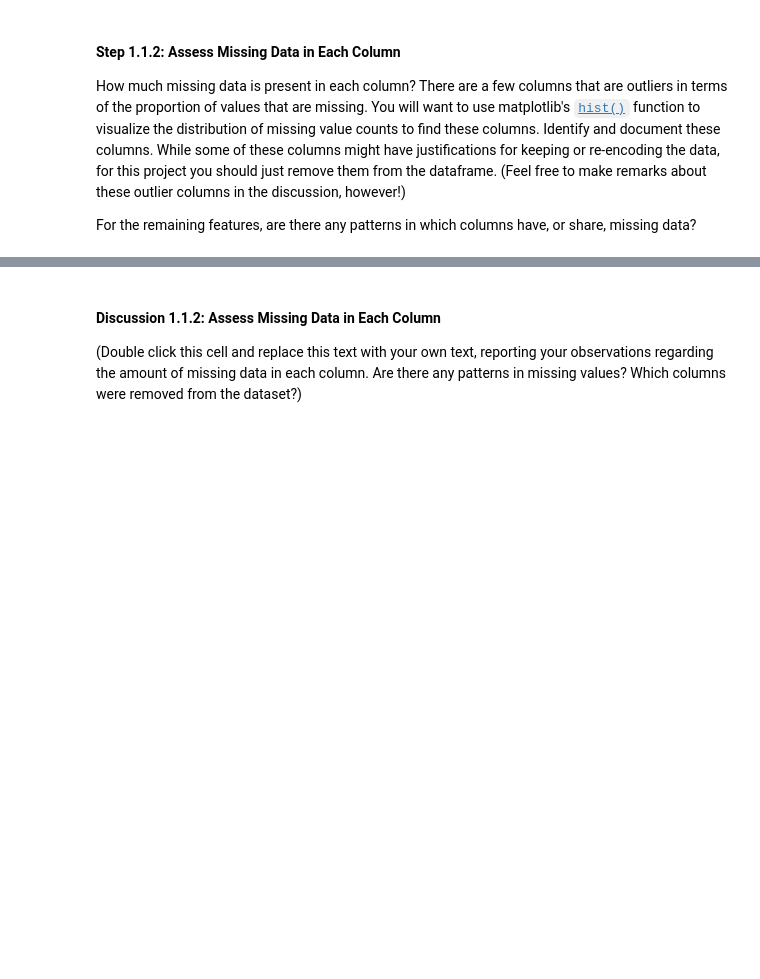
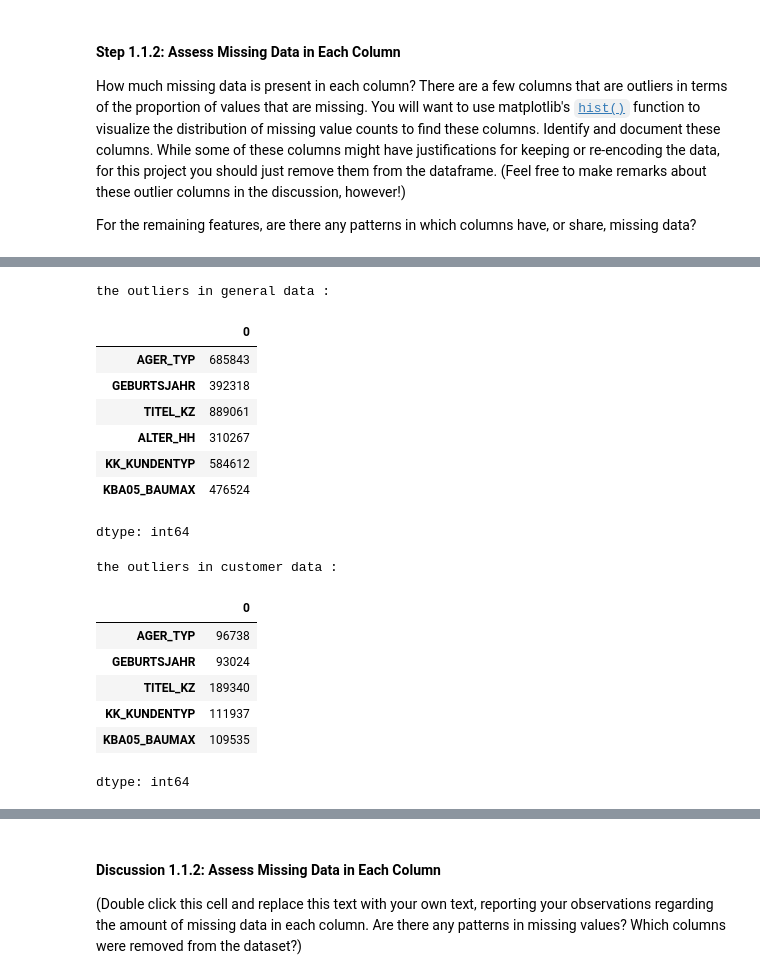
Before and after one commit to EssaAlsharif/Identify-Customer-Segments, a Jupyter notebook: Identify_Customer_Segments.ipynb, the cells around one changed output, grey strips where cells are left out. Drawn from its saved outputs; the diff is of its cells as text; code cells hidden in the pictures; blank space fills up the shorter version.

```diff
--- a/Identify_Customer_Segments.ipynb
+++ b/Identify_Customer_Segments.ipynb
@@ -326,5 +367,30 @@ plt.show()
 # %%
 # Investigate patterns in the amount of missing data in each column.
+
+outlier_in_general_data = missing_general_data_counts [missing_general_data_counts > 200000]
+print('the outliers in general data :')
+display(outlier_in_general_data)
+outlier_in_customer_data = missing_customer_data_counts [missing_customer_data_counts > 70000]
+print('the outliers in customer data :')
+display(outlier_in_customer_data)
+# %% [output]
+the outliers in general data :
+|  | 0 |
+| AGER_TYP | 685843 |
+| GEBURTSJAHR | 392318 |
+| TITEL_KZ | 889061 |
+| ALTER_HH | 310267 |
+| KK_KUNDENTYP | 584612 |
+| KBA05_BAUMAX | 476524 |
+dtype: int64
+the outliers in customer data :
+|  | 0 |
+| AGER_TYP | 96738 |
+| GEBURTSJAHR | 93024 |
+| TITEL_KZ | 189340 |
+| KK_KUNDENTYP | 111937 |
+| KBA05_BAUMAX | 109535 |
+dtype: int64
 # %%
 # Remove the outlier columns from the dataset. (You'll perform other data
 # engineering tasks such as re-encoding and imputation later.)
```
Also changed, not shown: parts of 5 cells of this notebook.
